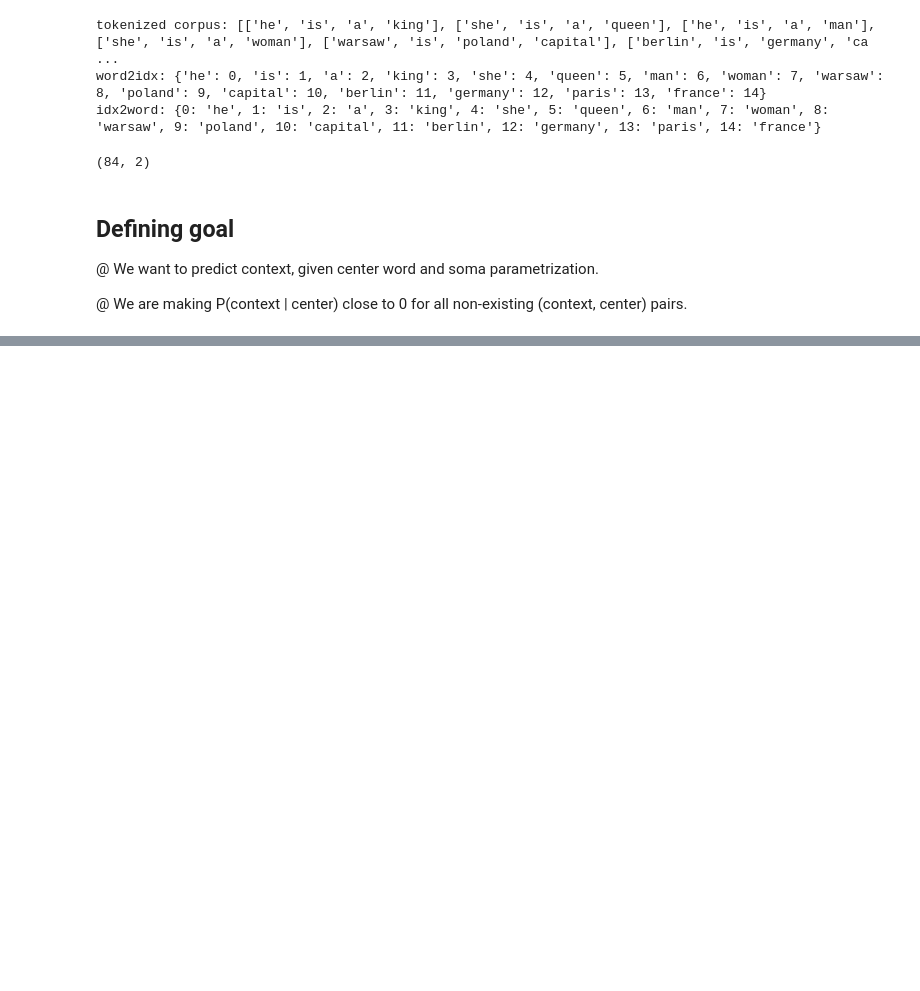
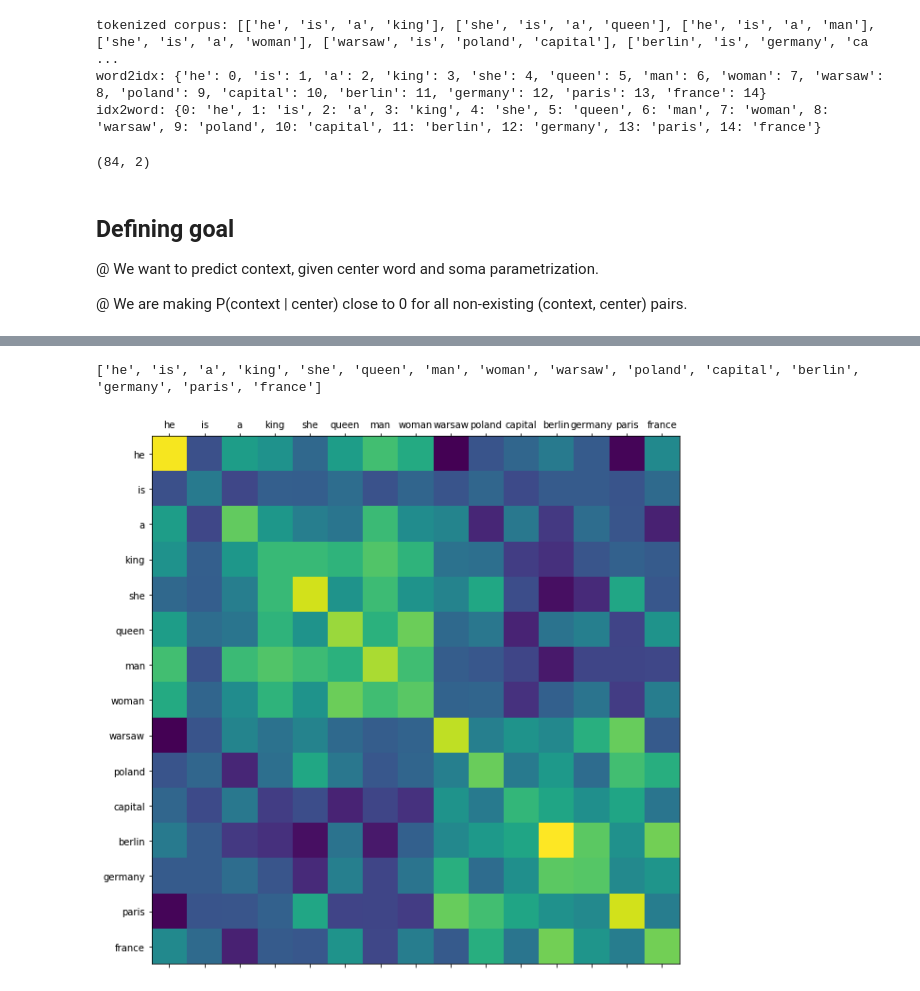
Before and after one commit to songyoungin/Prography3_NLP, a Jupyter notebook: exercise/07_Skip_Gram.ipynb, the cells around one changed output, grey strips where cells are left out. Cells and saved outputs as stored; diff of their text form; code cells hidden in the pictures; blank space fills up the shorter version.

```diff
--- a/exercise/07_Skip_Gram.ipynb
+++ b/exercise/07_Skip_Gram.ipynb
@@ -237,0 +233,19 @@ plt.show()
+# %%
+# If I choose W1
+corr = torch.matmul(W1, W1.permute(1, 0)).detach().numpy()
+plt.figure(figsize=(10, 10))
+plt.matshow(corr, fignum=1)
+
+groups = list(word2idx.keys())
+print(groups)
+
+x_pos = np.arange(len(groups))
+plt.xticks(x_pos, groups)
+
+y_pos = np.arange(len(groups))
+plt.yticks(y_pos, groups)
+
+plt.show()
+# %% [output]
+['he', 'is', 'a', 'king', 'she', 'queen', 'man', 'woman', 'warsaw', 'poland', 'capital', 'berlin', 'germany', 'paris', 'france']
+[figure, added]
```
Also changed, not shown: parts of 10 cells of this notebook, 7 other files.
